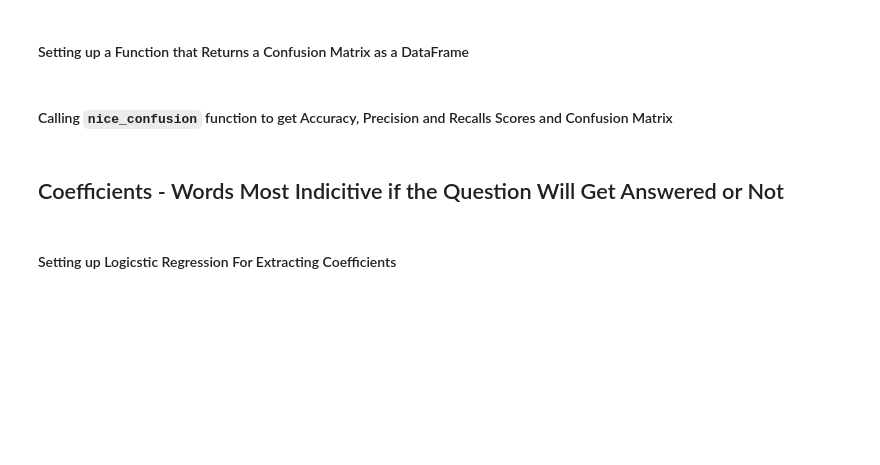
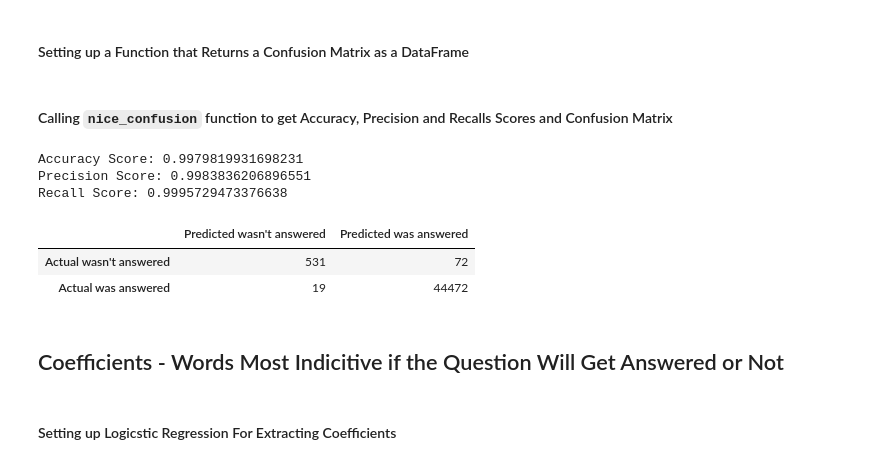
Before and after one commit to reneemarama/career_village, a Jupyter notebook: 4a_Unsampled_Modeling.ipynb, the cells around one changed output. Drawn from its saved outputs; the diff is of its cells as text; code cells hidden in the pictures; blank space fills up the shorter version.

```diff
--- a/4a_Unsampled_Modeling.ipynb
+++ b/4a_Unsampled_Modeling.ipynb
@@ -88,7 +102,7 @@ get_numeric_data = FunctionTransformer(lambda x: x[['questions_score', 'tag_id']
 # %% [markdown]
 #### Instantiating our X and y variables
 # %%
-y = df['qa_match']
+y = df['was_answered']
 X = df[['questions_body','questions_score', 'tag_id']]
 # %% [markdown]
 #### Train Test Split
@@ -148,15 +162,15 @@ pipe_knn = Pipeline([
 ])
 
 params = {
-    'knn__n_neighbors' : [3, 5, 10, 15, 20],
+    'knn__n_neighbors' : [3, 5, 10, 15],
 #     'knn__metric': ['euclidean', 'manhattan']  #Takes a while to run
 
 }
 
-gs = GridSearchCV(pipe_knn, params, cv=5)
+gs_knn = GridSearchCV(pipe_knn, params, cv=5)
 
-gs.fit(X_train, y_train)
-print("train score:", gs.score(X_train, y_train))
-print("test score", gs.score(X_test, y_test))
-print("best params:", gs.best_params_)
+gs_knn.fit(X_train, y_train)
+print("train score:", gs_knn.score(X_train, y_train))
+print("test score", gs_knn.score(X_test, y_test))
+print("best params:", gs_knn.best_params_)
 # %% [output]
@@ -164,7 +180,7 @@ KeyboardInterrupt:
 # %% [markdown]
 ## Decision Tree
 # %%
-pipe_knn = Pipeline([
+pipe_dt = Pipeline([
     ('features', FeatureUnion([
             ('numeric_features', Pipeline([
                 ('selector', get_numeric_data),
@@ -189,9 +205,9 @@ params = {
 #            'logreg__penalty' : ['l1', 'l2']
 }
 
-gs = GridSearchCV(pipe_knn, params, cv=5)
+gs_dt = GridSearchCV(pipe_dt, params, cv=5)
 
-gs.fit(X_train, y_train)
-print("train score:", gs.score(X_train, y_train))
-print("test score:", gs.score(X_test, y_test))
-print("best params:", gs.best_params_)
+gs_dt.fit(X_train, y_train)
+print("train score:", gs_dt.score(X_train, y_train))
+print("test score:", gs_dt.score(X_test, y_test))
+print("best params:", gs_dt.best_params_)
@@ -198,7 +218,7 @@ print("best params:", gs.best_params_)
 # %% [markdown]
 ## Random Forest
 # %%
-pipe_knn = Pipeline([
+pipe_rf = Pipeline([
     ('features', FeatureUnion([
             ('numeric_features', Pipeline([
                 ('selector', get_numeric_data),
@@ -220,9 +240,9 @@ params = {
 
 
 
-gs = GridSearchCV(pipe_knn, params, cv=5)
+gs_rf = GridSearchCV(pipe_rf, params, cv=5)
 
-gs.fit(X_train, y_train)
-print("train score:", gs.score(X_train, y_train))
-print("test score:", gs.score(X_test, y_test))
-print("best params:", gs.best_params_)
+gs_rf.fit(X_train, y_train)
+print("train score:", gs_rf.score(X_train, y_train))
+print("test score:", gs_rf.score(X_test, y_test))
+print("best params:", gs_rf.best_params_)
@@ -241,9 +265,16 @@ def make_confusion(y_test, preds, classes):
 #### Calling `nice_confusion` function to get Accuracy, Precision and Recalls Scores and Confusion Matrix
 # %%
 # build a function to print out a nice confusion matrix
-preds = gs.best_estimator_.predict(X_test)
+preds = gs_rf.best_estimator_.predict(X_test)
 
 make_confusion(y_test, preds, ["wasn't answered", "was answered"])
+# %% [output]
+Accuracy Score: 0.9979819931698231
+Precision Score: 0.9983836206896551
+Recall Score: 0.9995729473376638
+|  | Predicted wasn't answered | Predicted was answered |
+| Actual wasn't answered | 531 | 72 |
+| Actual was answered | 19 | 44472 |
 # %% [markdown]
 ## Coefficients - Words Most Indicitive if the Question Will Get Answered or Not
 # %% [markdown]
```
Also changed, not shown: parts of 20 cells of this notebook, 2 other files.
